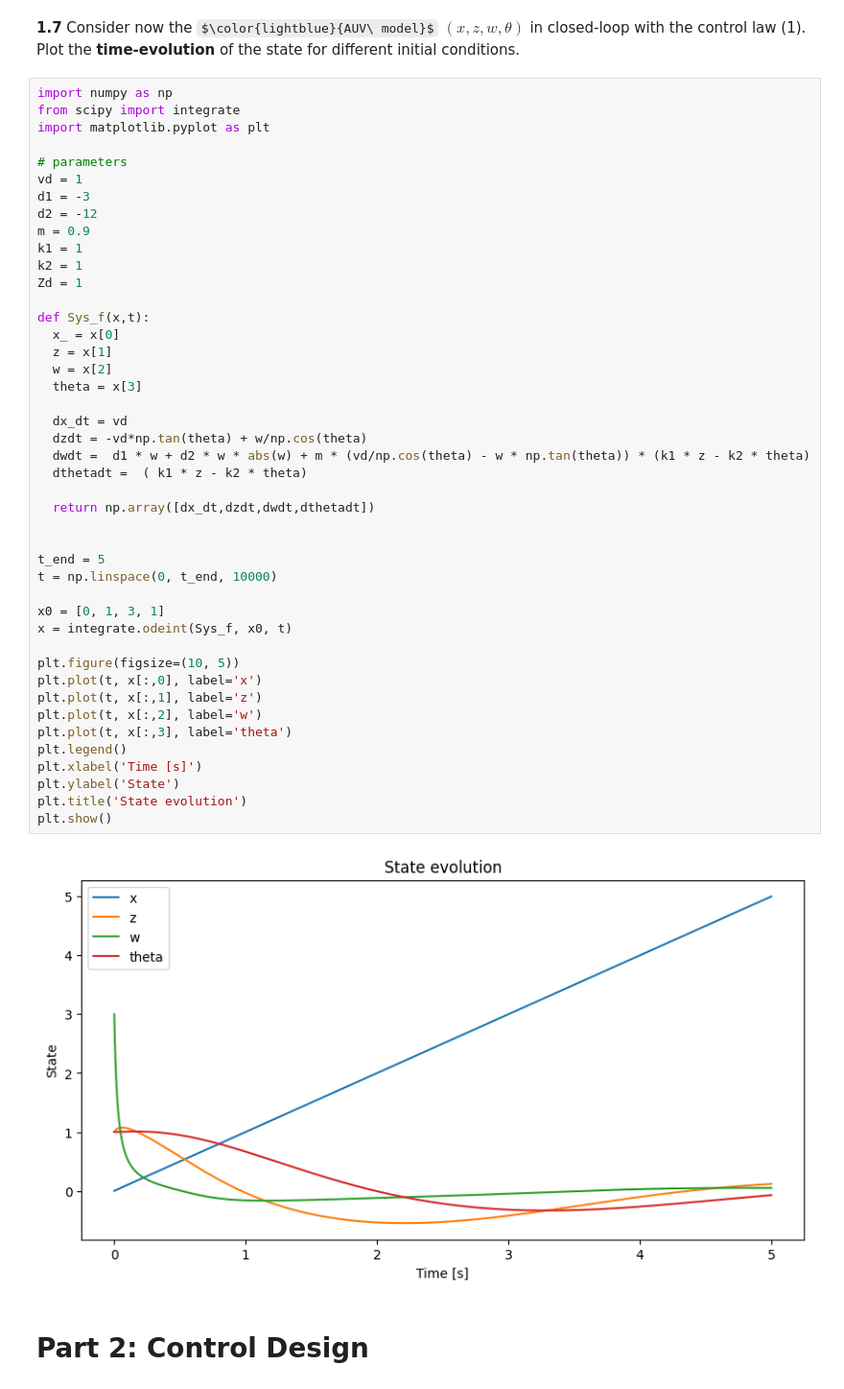
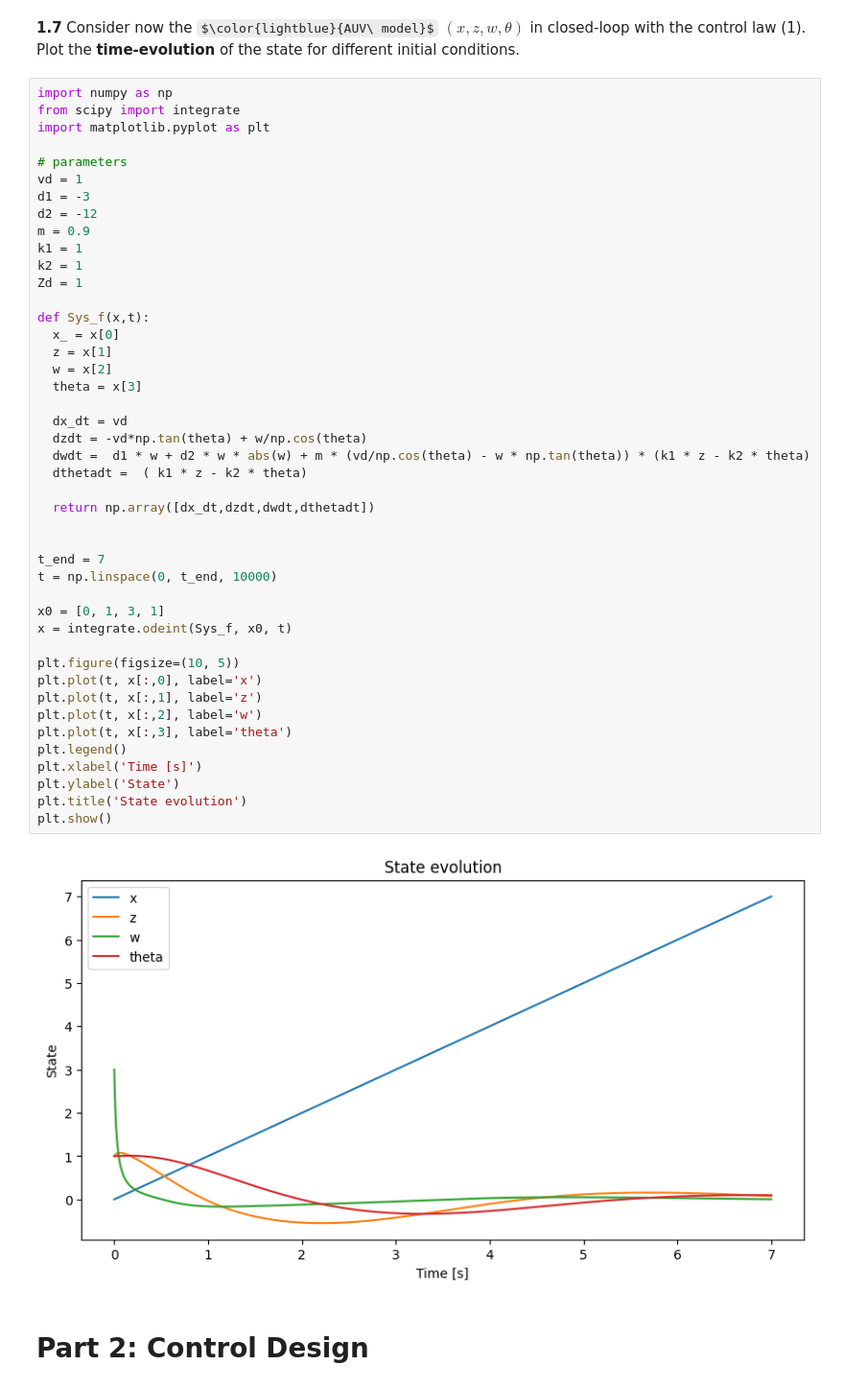
Before and after one commit to Xizesse/CO_project1, a Jupyter notebook: CO_project1.ipynb, the cells around one changed output. Shown at 96% size. Saved outputs shown, nothing was run; the diff lists cells and outputs as text; some formulas as TeX source.

```diff
--- a/CO_project1.ipynb
+++ b/CO_project1.ipynb
@@ -566,35 +566,35 @@ Zd = 1
 def Sys_f(x,t):
   x_ = x[0]
   z = x[1]
   w = x[2]
   theta = x[3]
 
   dx_dt = vd
   dzdt = -vd*np.tan(theta) + w/np.cos(theta)
   dwdt =  d1 * w + d2 * w * abs(w) + m * (vd/np.cos(theta) - w * np.tan(theta)) * (k1 * z - k2 * theta)
   dthetadt =  ( k1 * z - k2 * theta)
 
   return np.array([dx_dt,dzdt,dwdt,dthetadt])
 
 
-t_end = 5
+t_end = 7
 t = np.linspace(0, t_end, 10000)
 
 x0 = [0, 1, 3, 1]
 x = integrate.odeint(Sys_f, x0, t)
 
 plt.figure(figsize=(10, 5))
 plt.plot(t, x[:,0], label='x')
 plt.plot(t, x[:,1], label='z')
 plt.plot(t, x[:,2], label='w')
 plt.plot(t, x[:,3], label='theta')
 plt.legend()
 plt.xlabel('Time [s]')
 plt.ylabel('State')
 plt.title('State evolution')
 plt.show()
 # %% [output]
-[figure, old version]
+[figure, new version]
 # %% [markdown]
 # **Part 2: Control Design**
 # %% [markdown]
```
